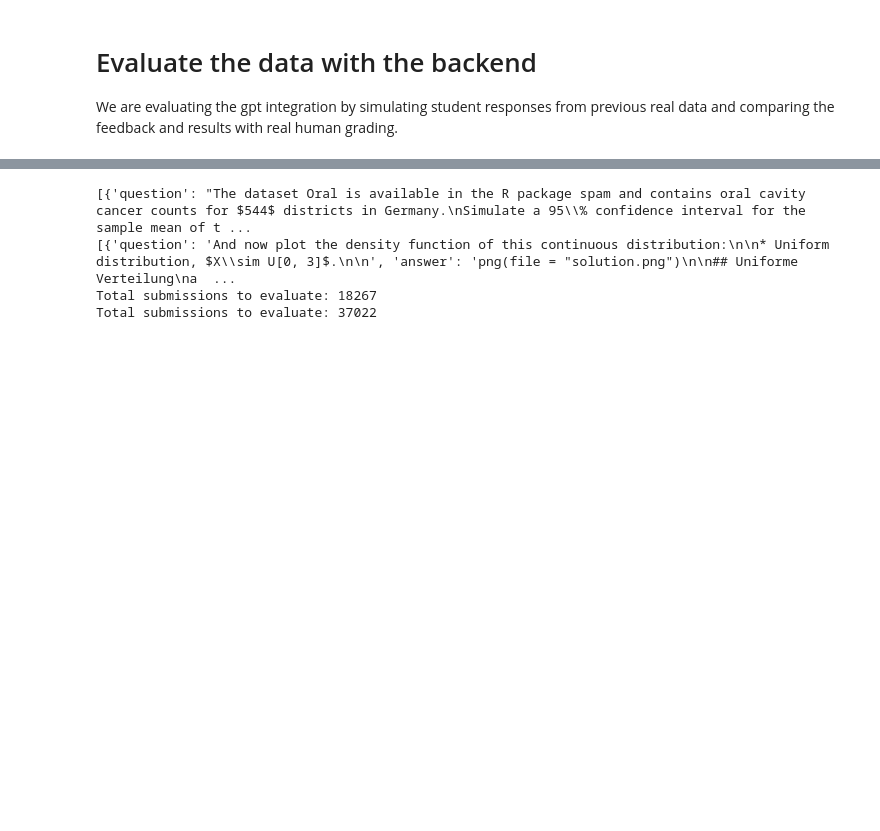
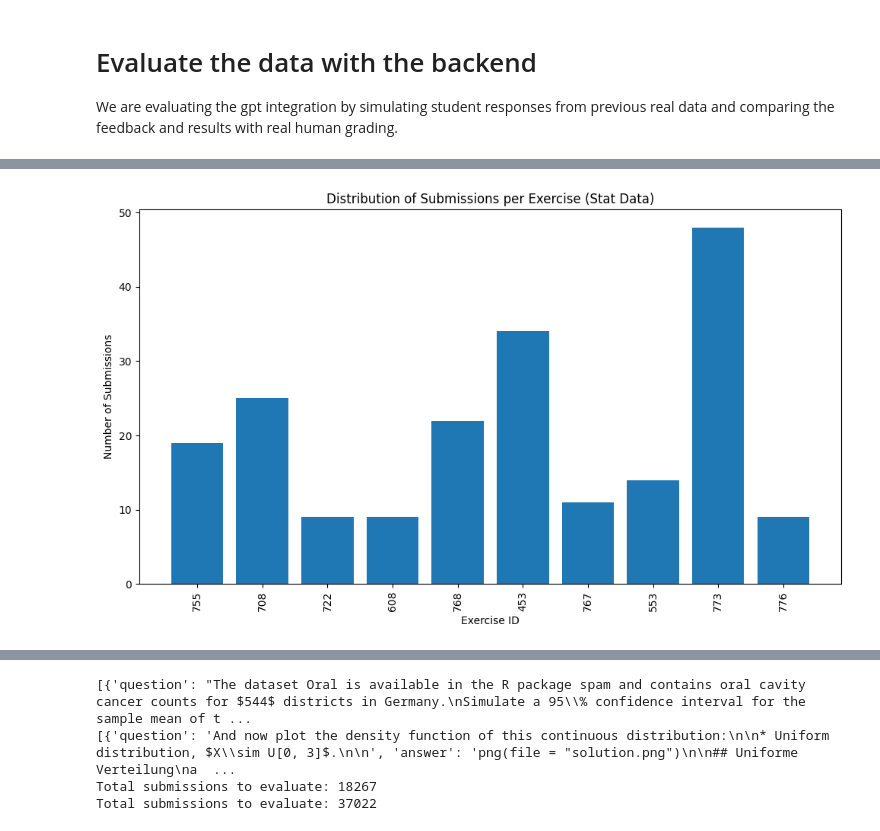
Before and after one commit to rnichi1/graded-by-ai-analytics, a Jupyter notebook: experiment.ipynb, the cells around one changed output, grey strips where cells are left out. Saved outputs shown, nothing was run; the diff lists cells and outputs as text; code cells hidden in the pictures; blank space fills up the shorter version.

```diff
--- a/experiment.ipynb
+++ b/experiment.ipynb
@@ -38,0 +39,79 @@ print(users_df.head())
+# %%
+import matplotlib.pyplot as plt
+import pandas as pd
+from helpers.stratified_sample import stratified_random_sample
+
+# Combine submissions and tasks into one dataset
+combined_data = submissions_df.merge(tasks_df, left_on="task_id", right_on="id")
+
+# Rename columns for consistent field names
+combined_data.rename(columns={"max_points": "maxPoints"}, inplace=True)
+
+# Convert to a list of dictionaries for stratified sampling
+combined_data_dict = combined_data.to_dict(orient="records")
+
+# Apply stratified sampling
+sampled_data_by_course = stratified_random_sample(
+    combined_data_dict,
+    sample_size=400,  # Adjust as needed
+    num_groups=6,
+    exercise_sample_size=10  # Ensure diversity in exercises
+)
+
+# Separate sampled data into stat and mat
+evaluation_data_stat_stratified = sampled_data_by_course.get("fs24-sta120", [])
+evaluation_data_mat_stratified = sampled_data_by_course.get("fs24-mat183", [])
+
+# Check stratified sampling results
+def count_submissions_by_exercise(data):
+    counts = {}
+    for entry in data:
+        task_id = entry["task_id"]
+        counts[task_id] = counts.get(task_id, 0) + 1
+    return counts
+
+# Count submissions per exercise for each course
+counts_stat = count_submissions_by_exercise(evaluation_data_stat_stratified)
+counts_mat = count_submissions_by_exercise(evaluation_data_mat_stratified)
+
+# Count unique exercises
+unique_exercises_stat = len(counts_stat)
+unique_exercises_mat = len(counts_mat)
+
+print(f"Total sampled submissions (Stat): {len(evaluation_data_stat_stratified)}")
+print(f"Total unique exercises (Stat): {unique_exercises_stat}")
+print(f"Total sampled submissions (Mat): {len(evaluation_data_mat_stratified)}")
+print(f"Total unique exercises (Mat): {unique_exercises_mat}")
+
+# Convert counts to DataFrames for visualization
+counts_stat_df = pd.DataFrame(list(counts_stat.items()), columns=["Exercise", "Submissions"])
+counts_mat_df = pd.DataFrame(list(counts_mat.items()), columns=["Exercise", "Submissions"])
+
+# Plot the distribution of submissions per exercise for each course
+def plot_submissions_distribution(df, title):
+    plt.figure(figsize=(10, 6))
+    plt.bar(df["Exercise"].astype(str), df["Submissions"])
+    plt.xlabel("Exercise ID")
+    plt.ylabel("Number of Submissions")
+    plt.title(title)
+    plt.xticks(rotation=90)
+    plt.tight_layout()
+    plt.show()
+
+plot_submissions_distribution(counts_stat_df, "Distribution of Submissions per Exercise (Stat Data)")
+plot_submissions_distribution(counts_mat_df, "Distribution of Submissions per Exercise (Mat Data)")
+
+# Summary statistics for submissions per exercise
+summary_stats_stat = counts_stat_df["Submissions"].describe()
+summary_stats_mat = counts_mat_df["Submissions"].describe()
+
+print("\nSummary statistics for submissions per exercise (Stat):")
+print(summary_stats_stat)
+
+print("\nSummary statistics for submissions per exercise (Mat):")
+print(summary_stats_mat)
+
+# Final integrity checks
+print(f"Unique exercises in Stat set: {len(set(d['task_id'] for d in evaluation_data_stat_stratified))}")
+print(f"Unique exercises in Mat set: {len(set(d['task_id'] for d in evaluation_data_mat_stratified))}")
+# %% [output]
@@ -38,0 +122 @@ print(users_df.head())
+[figure, added]
```
Also changed, not shown: parts of 45 cells of this notebook, 6 other files.
